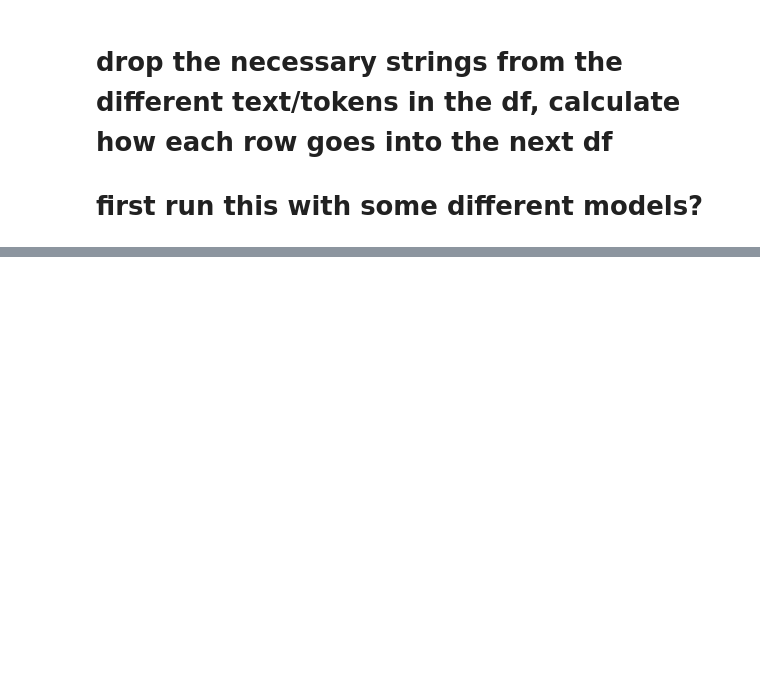
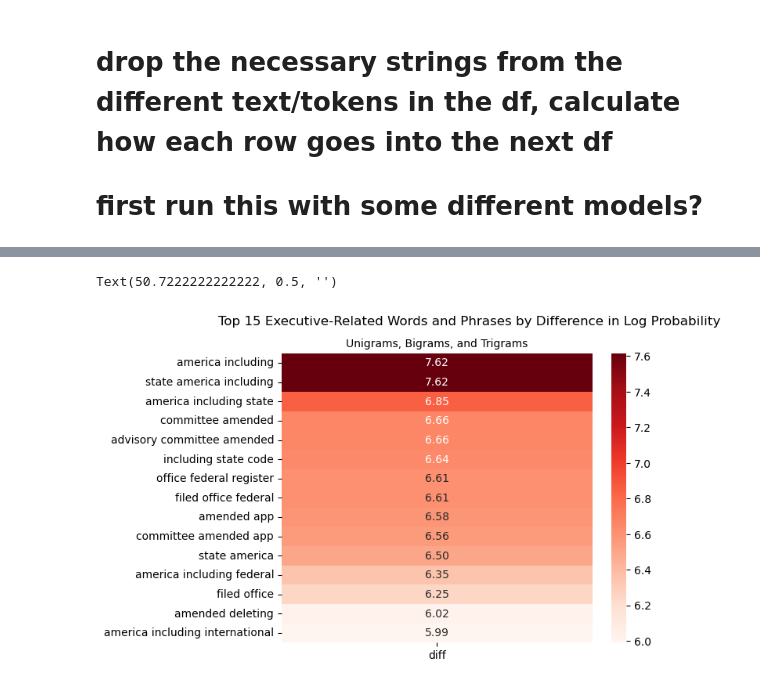
Before and after one commit to natehiatt/unitary_executive_project, a Jupyter notebook: notebooks/text_cleaning.ipynb, the cells around one changed output, grey strips where cells are left out. Saved outputs shown, nothing was run; the diff lists cells and outputs as text; code cells hidden in the pictures; blank space fills up the shorter version.

```diff
--- a/notebooks/text_cleaning.ipynb
+++ b/notebooks/text_cleaning.ipynb
@@ -818,0 +933,4 @@ KeyboardInterrupt:
+# %%
+new_stops = ["reaganthe", "commander", "chief", "white", "house", "authority", "vested", "constitution", "authorized", "whereas", "hereby", "united", "states", "ordered", "follows", "act", "law", "resolution", "cited", "reference", "subsection", "paragraph"] + ["virtue", "section", "ii", "iii", "iv", "v", "vi", "title", "part"]
+stops_extended_3 = stops_extended + new_stops
+stops_extended_3
@@ -818,0 +1029,19 @@ KeyboardInterrupt:
+# %%
+# repeating the process for getting most important features
+features_nb_2 = pd.DataFrame((zip(gs_nb_2.best_estimator_.named_steps['tfidf'].get_feature_names_out(), gs_nb_2.best_estimator_.named_steps['nb'].feature_log_prob_[0], gs_nb_2.best_estimator_.named_steps['nb'].feature_log_prob_[1])))
+features_nb_2["diff"] = features_nb_2[2] - features_nb_2[1]
+
+heatmap_nb_2 = features_nb_2[[0, "diff"]].copy()
+heatmap_nb_2 = heatmap_nb_2.rename(columns={0: "word"})
+heatmap_nb_2 = heatmap_nb_2.sort_values(by="diff", ascending=True)
+heatmap_nb_2 = heatmap_nb_2.set_index("word")
+heatmap_nb_2
+
+sns.heatmap(heatmap_nb_2[0:15].abs(), cmap="Reds", annot=True, fmt=".2f",)
+plt.suptitle("Top 15 Executive-Related Words and Phrases by Difference in Log Probability", fontsize=12)
+plt.title("Unigrams, Bigrams, and Trigrams", fontsize=10)
+plt.xlabel("")
+plt.ylabel("")
+# %% [output]
+Text(50.7222222222222, 0.5, '')
+[figure, added]
```
Also changed, not shown: parts of 49 cells of this notebook, 2 other files.
